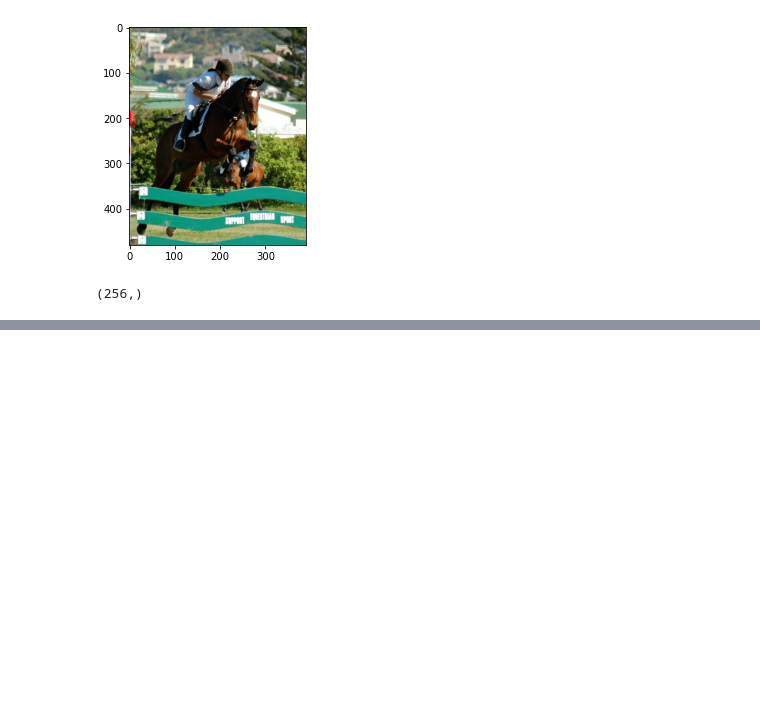
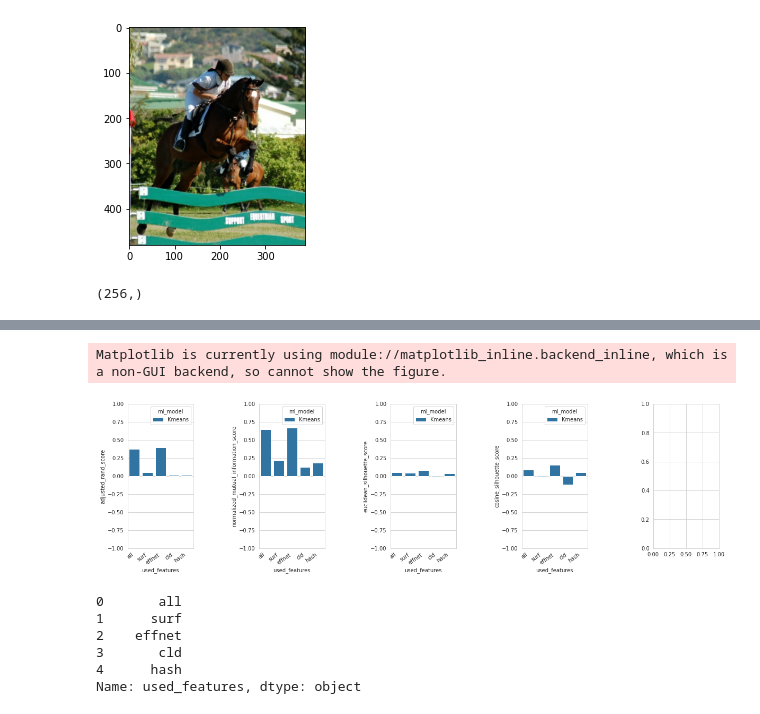
Before and after one commit to OlliPaul/ATiML_Project, a Jupyter notebook: Notebooks/evaluation number of constraints.ipynb, the cells around one changed output, grey strips where cells are left out. Cells and saved outputs as stored; diff of their text form; code cells hidden in the pictures; blank space fills up the shorter version.

Commit message:
Feature Barplot

```diff
--- a/Notebooks/evaluation number of constraints.ipynb
+++ b/Notebooks/evaluation number of constraints.ipynb
@@ -1147,6 +1222,7 @@ test_kmeans_4 = KMeans(n_clusters=20, random_state=0).fit(test_feature_4)
 # %%
 from sklearn import metrics
 import seaborn as sns
+import pandas as pd
 
 def get_metric_scores(X, predicted_y, true_y):
     met_adrand = metrics.adjusted_rand_score(true_y, predicted_y)
@@ -1158,39 +1234,57 @@ def get_metric_scores(X, predicted_y, true_y):
 metric_scores_all = get_metric_scores(features, test_kmeans.labels_, y)
 
 metric_scores_1 = get_metric_scores(test_feature_1, test_kmeans_1.labels_, y)
 metric_scores_2 = get_metric_scores(test_feature_2, test_kmeans_2.labels_, y)
 metric_scores_3 = get_metric_scores(test_feature_3, test_kmeans_3.labels_, y)
 metric_scores_4 = get_metric_scores(test_feature_4, test_kmeans_4.labels_, y)
 
 metric_array = np.array([metric_scores_all, metric_scores_1, metric_scores_2, metric_scores_3, metric_scores_4])
 
-fig, ax =plt.subplots(1,5)
-plt.subplots_adjust(wspace=0.5)
+metric_dataframe = pd.DataFrame({'adjusted_rand_score' :[metric_scores_all[0], metric_scores_1[0], metric_scores_2[0], metric_scores_3[0], metric_scores_4[0]] ,
+                                 'normalized_mutual_information_score':[metric_scores_all[1], metric_scores_1[1], metric_scores_2[1], metric_scores_3[1], metric_scores_4[1]] ,
+                                 'euclidean_silhouette_score':[metric_scores_all[2], metric_scores_1[2], metric_scores_2[2], metric_scores_3[2], metric_scores_4[2]] ,
+                                 'cosine_silhouette_score':[metric_scores_all[3], metric_scores_1[3], metric_scores_2[3], metric_scores_3[3], metric_scores_4[3]],
+                                 'used_features' : ['all', 'surf', 'effnet', 'cld', 'hash'],
+                                 'ml_model' : ['Kmeans', 'Kmeans', 'Kmeans', 'Kmeans', 'Kmeans']})
+
+fig, ax =plt.subplots(1,5, figsize=(20,5))
+plt.subplots_adjust(wspace=1)
 sns.set_style("whitegrid")
 #bar_plot_1 = sns.barplot(x=['adjusted_rand_score', 'normalized_mutual_information_score', 'euclidean_silhouette_score', 'cosine_silhouette_score'], y=np.array(metric_scores))
 
-for i in range(5):
-    bar_plot_1 = sns.barplot(x=['adjusted_rand_score', 'normalized_mutual_information_score', 'euclidean_silhouette_score', 'cosine_silhouette_score'], y=metric_array[i], ax=ax[i])
+for i in range(4):
+    bar_plot_1 = sns.barplot(x=metric_dataframe['used_features'], y=metric_dataframe.iloc[:5, i], ax=ax[i], hue=metric_dataframe['ml_model'])
 #bar_plot_2 = sns.barplot(x=['adjusted_rand_score', 'normalized_mutual_information_score', 'euclidean_silhouette_score', 'cosine_silhouette_score'], y=np.array(metric_scores_1), ax=ax[1])
 
     bar_plot_1.set(ylim=(-1, 1))
-    bar_plot_1.set(title='All features')
     bar_plot_1.set_xticklabels(
         bar_plot_1.get_xticklabels(),
         rotation=35,
         horizontalalignment='right',
-        fontsize=8)
+        fontsize=10)
 
 # bar_plot_2.set(ylim=(-1, 1))
 # bar_plot_2.set(title='Only x feature')
 # bar_plot_2.set_xticklabels(
 #     bar_plot_2.get_xticklabels(),
 #     rotation=35,
 #     horizontalalignment='right',
 #     fontsize=8
 
 # )
 fig.show()
+# %% [output]
+Matplotlib is currently using module://matplotlib_inline.backend_inline, which is a non-GUI backend, so cannot show the figure.
+[figure, added]
+# %%
+metric_dataframe.iloc[:5, 4]
+# %% [output]
+0       all
+1      surf
+2    effnet
+3       cld
+4      hash
+Name: used_features, dtype: object
 # %%
 print(metric_scores_all, '\n', metric_scores_1, '\n', metric_scores_2, '\n', metric_scores_3, '\n', metric_scores_4)
 #print(metric_scores)
```
Also changed, not shown: parts of 9 cells of this notebook.
